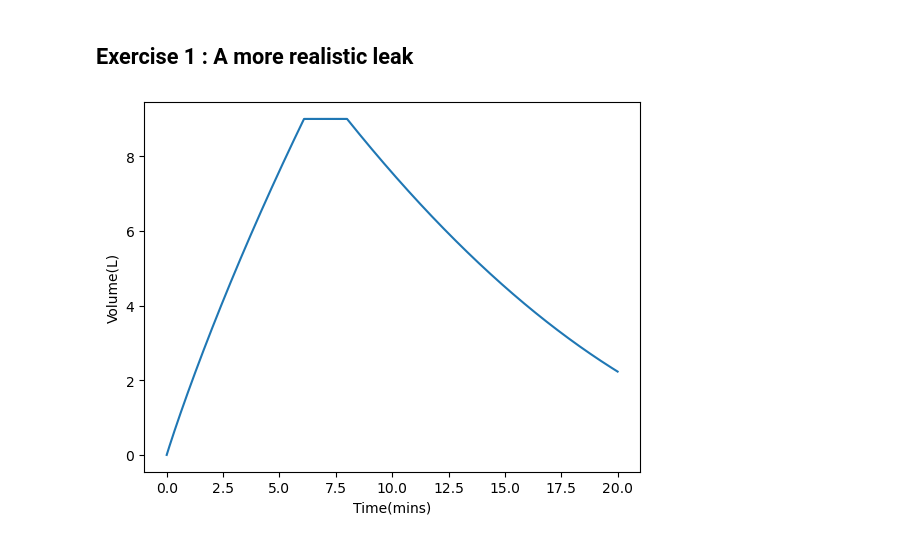
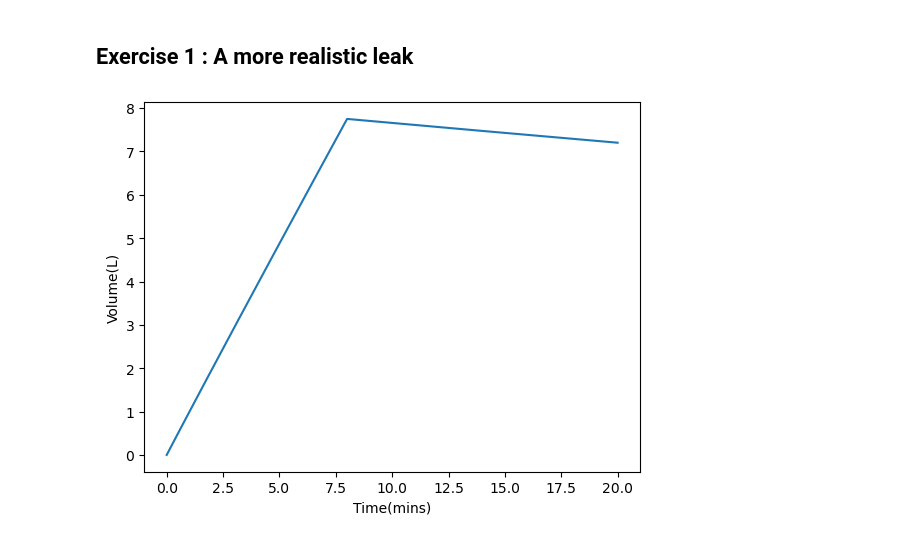
Before and after one commit to SPS-SP2273/learning-portfolio-enxinnn, a Jupyter notebook: numerical solutions/numerical_solutions_(need).ipynb, the cells around one changed output. Cells and saved outputs as stored; diff of their text form; code cells hidden in the pictures.

```diff
--- a/numerical solutions/numerical_solutions_(need).ipynb
+++ b/numerical solutions/numerical_solutions_(need).ipynb
@@ -267,35 +267,35 @@ def leak_rate(volume):
     volume = volume/1000
     height = volume / (700*10E-4)
     speed = np.sqrt(2*9.8*height)
-    area = 15E-4
+    area = 1E-4
     leak_rate = area*speed
     return leak_rate
 
 tap_off_time = 8
 max_time = 20
 dt = .001
-rate = 2
+rate = 1
 bucket_capacity = 9
 all_volume, all_time = [], []
 volume = 0
 time = 0
 
 while time <= max_time:
     all_time.append(time)
     all_volume.append(volume)
     dV = rate * dt
 
     leak_volume = leak_rate(volume)*1000 * dt
     volume -= leak_volume
 
     if (volume <= bucket_capacity) and (time < tap_off_time):
         volume += dV
 
     time += dt
 
 plt.plot(all_time, all_volume)
 plt.xlabel('Time(mins)')
 plt.ylabel('Volume(L)')
 plt.show()
 # %% [output]
-[figure, old version]
+[figure, new version]
```
Also changed, not shown: parts of 1 cell of this notebook, 2 other files.
